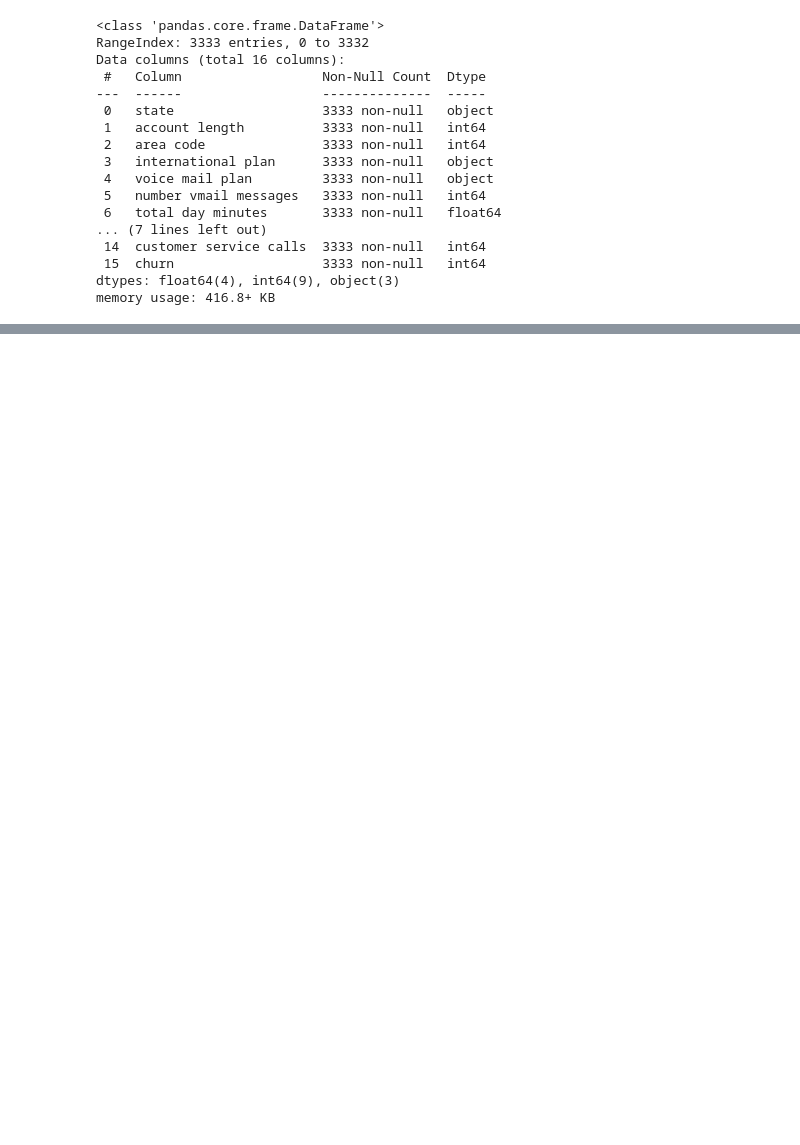
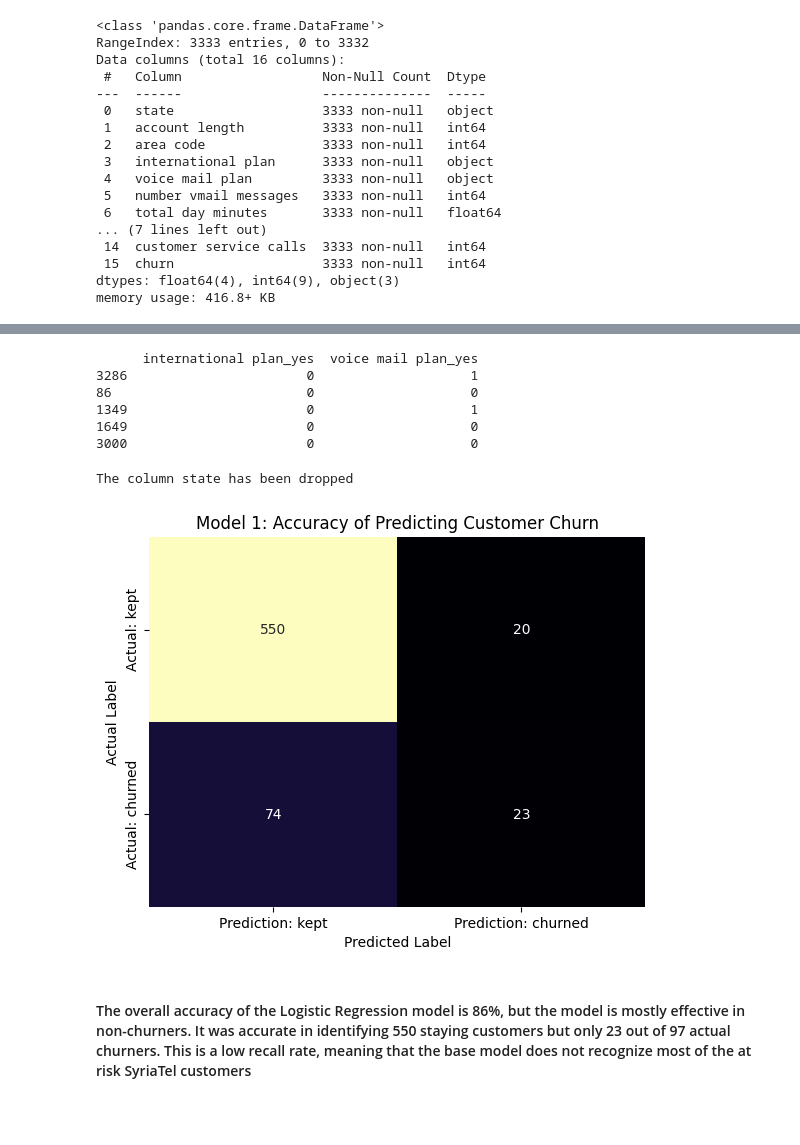
Before and after one commit to gakuovicky/Telecom-Project, a Jupyter notebook: churn_analysis.ipynb, the cells around one changed output, grey strips where cells are left out. Saved outputs shown, nothing was run; the diff lists cells and outputs as text; code cells hidden in the pictures; blank space fills up the shorter version.

Commit message:
Complete project upload: added README, data, and presentation

```diff
--- a/churn_analysis.ipynb
+++ b/churn_analysis.ipynb
@@ -80,0 +156,75 @@ memory usage: 416.8+ KB
+# %%
+# Test data
+column_lists = ['international plan', 'voice mail plan']
+
+X_test_final = pd.get_dummies(X_test, columns=column_lists, drop_first=True)
+# Convert to 1/0
+convert_columns = ['international plan_yes', 'voice mail plan_yes']
+# convert the columns from boolean to integer
+X_test_final[convert_columns] = X_test_final[convert_columns].astype(int)
+
+print(X_train_final[convert_columns].head())
+# %% [output]
+      international plan_yes  voice mail plan_yes
+3286                       0                    1
+86                         0                    0
+1349                       0                    1
+1649                       0                    0
+3000                       0                    0
+# %%
+#Dropping the 'state' column from the testing and training sets
+X_train_final = X_train_final.drop(columns='state')
+X_test_final = X_test_final.drop(columns='state')
+
+print("The column state has been dropped")
+# %% [output]
+The column state has been dropped
+# %%
+from sklearn.preprocessing import StandardScaler
+# Creating the scaler object
+scaler = StandardScaler()
+# Fitting the scaler on the training data
+scaler.fit(X_train_final)
+# Training data converted
+X_train_scaled = scaler.transform(X_train_final)
+# Force X_test_final columns to match the order of X_train_final
+X_test_final = X_test_final[X_train_final.columns]
+# Testing data coverted
+X_test_scaled = scaler.transform(X_test_final)
+# Convert the results back to a DataFrame
+X_train_scaled = pd.DataFrame(X_train_scaled, columns=X_train_final.columns)
+X_test_scaled = pd.DataFrame(X_test_scaled, columns=X_test_final.columns)
+# %%
+from sklearn.linear_model import LogisticRegression
+# Creating model
+baseline_model = LogisticRegression(random_state=42)
+# Using the scaled training data to train the model
+baseline_model.fit(X_train_scaled, y_train)
+# Making predictions on the training data using the trained model
+y_train_outcomes = baseline_model.predict(X_train_scaled)
+# Making predictions on the testing data using the trained model
+y_test_outcomes = baseline_model.predict(X_test_scaled)
+# %%
+from sklearn.metrics import confusion_matrix
+# Calculating the confusion matrix for the test data
+conf_metrics = confusion_matrix(y_test, y_test_outcomes)
+# Visualization
+plt.Figure(figsize=(8, 6))
+sns.heatmap(conf_metrics,
+            annot=True,
+            fmt='d',
+            cmap='magma',
+            cbar=False,
+            xticklabels=['Prediction: kept', 'Prediction: churned'],
+            yticklabels=['Actual: kept', 'Actual: churned'],
+)
+plt.title('Model 1: Accuracy of Predicting Customer Churn')
+plt.ylabel('Actual Label')
+plt.xlabel('Predicted Label')
+plt.show()
+# %% [output]
+[figure, added]
+# %% [markdown]
+#### The overall accuracy of the Logistic Regression model is 86%, but the model is mostly effective in non-churners. It was accurate in identifying 550 staying customers but only 23 out of 97 actual churners. This is a low recall rate, meaning that the base model does not recognize most of the at risk SyriaTel customers
+# %% [markdown]
+####
```
Also changed, not shown: parts of 25 cells of this notebook, 4 other files.
